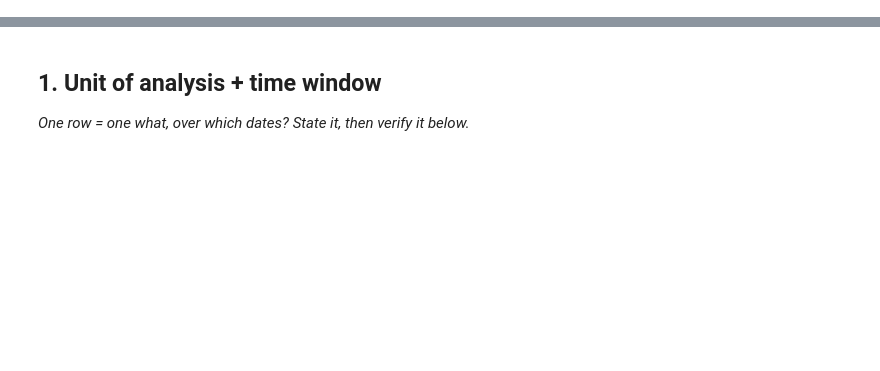
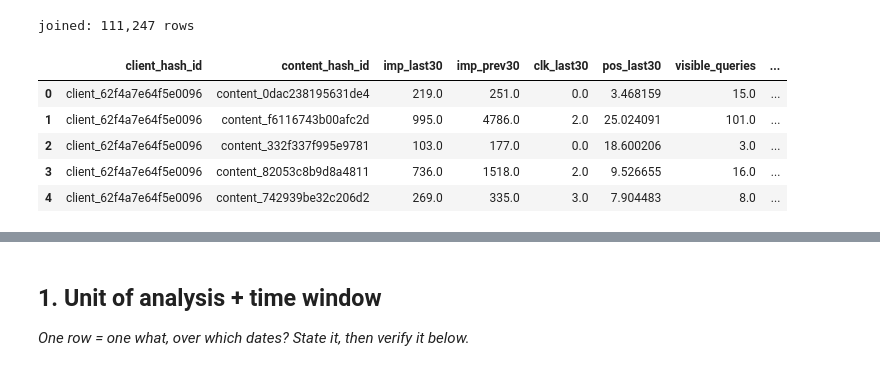
Before and after one commit to Szan-12345/FLYRANK-MACHINE-LEARNING, a Jupyter notebook: FLYRANK-MACHINE-LEARNING-main/work/notebooks/w03_data_contract.ipynb, the cells around one changed output, grey strips where cells are left out. Drawn from its saved outputs; the diff is of its cells as text; code cells hidden in the pictures; blank space fills up the shorter version.

```diff
--- a/FLYRANK-MACHINE-LEARNING-main/work/notebooks/w03_data_contract.ipynb
+++ b/FLYRANK-MACHINE-LEARNING-main/work/notebooks/w03_data_contract.ipynb
@@ -8,0 +100,21 @@ This skeleton is yours to fill. Work the sections **in order** — each one has
+# %%
+features = con.sql(f"""
+    WITH bounds AS (
+        SELECT MAX(report_date) AS end_d FROM {TABLES['fact_daily']}
+    ),
+    windowed AS (
+        SELECT f.client_hash_id, f.content_hash_id,
+               SUM(CASE WHEN f.report_date >  b.end_d - INTERVAL 30 DAY THEN f.gsc_impressions ELSE 0 END) AS imp_last30,
+               SUM(CASE WHEN f.report_date <= b.end_d - INTERVAL 30 DAY THEN f.gsc_impressions ELSE 0 END) AS imp_prev30,
+               SUM(CASE WHEN f.report_date >  b.end_d - INTERVAL 30 DAY THEN f.gsc_clicks ELSE 0 END)      AS clk_last30,
+               AVG(CASE WHEN f.report_date >  b.end_d - INTERVAL 30 DAY THEN f.gsc_avg_position END)       AS pos_last30
+        FROM {TABLES['fact_daily']} f, bounds b
+        WHERE f.report_date > b.end_d - INTERVAL 60 DAY
+        GROUP BY 1, 2
+        HAVING imp_prev30 >= 100
+    )
+    SELECT * FROM windowed
+""").df()
+
+print(f'{len(features):,} content items with enough history')
+features.head()
@@ -8,0 +135,24 @@ This skeleton is yours to fill. Work the sections **in order** — each one has
+# %%
+qsignals = con.sql(f"""
+    SELECT content_hash_id,
+           ANY_VALUE(content_visible_query_count)     AS visible_queries,
+           ANY_VALUE(rare_impressions_share)          AS rare_share,
+           ANY_VALUE(anonymized_impressions_share)    AS anon_share,
+           MAX(impressions_90d)                       AS top_query_impressions,
+           SUM(impressions_90d)                       AS kept_impressions
+    FROM {TABLES['fact_query_90d']}
+    GROUP BY content_hash_id
+""").df()
+
+qsignals['top_query_share'] = qsignals['top_query_impressions'] / qsignals['kept_impressions']
+data = features.merge(qsignals, on='content_hash_id', how='left')
+print(f'joined: {len(data):,} rows')
+data.head()
+# %% [output]
+joined: 111,247 rows
+|  | client_hash_id | content_hash_id | imp_last30 | imp_prev30 | clk_last30 | pos_last30 | visible_queries | ... |
+| 0 | client_62f4a7e64f5e0096 | content_0dac238195631de4 | 219.0 | 251.0 | 0.0 | 3.468159 | 15.0 | ... |
+| 1 | client_62f4a7e64f5e0096 | content_f6116743b00afc2d | 995.0 | 4786.0 | 2.0 | 25.024091 | 101.0 | ... |
+| 2 | client_62f4a7e64f5e0096 | content_332f337f995e9781 | 103.0 | 177.0 | 0.0 | 18.600206 | 3.0 | ... |
+| 3 | client_62f4a7e64f5e0096 | content_82053c8b9d8a4811 | 736.0 | 1518.0 | 2.0 | 9.526655 | 16.0 | ... |
+| 4 | client_62f4a7e64f5e0096 | content_742939be32c206d2 | 269.0 | 335.0 | 3.0 | 7.904483 | 8.0 | ... |
```
Also changed, not shown: parts of 44 cells of this notebook.
